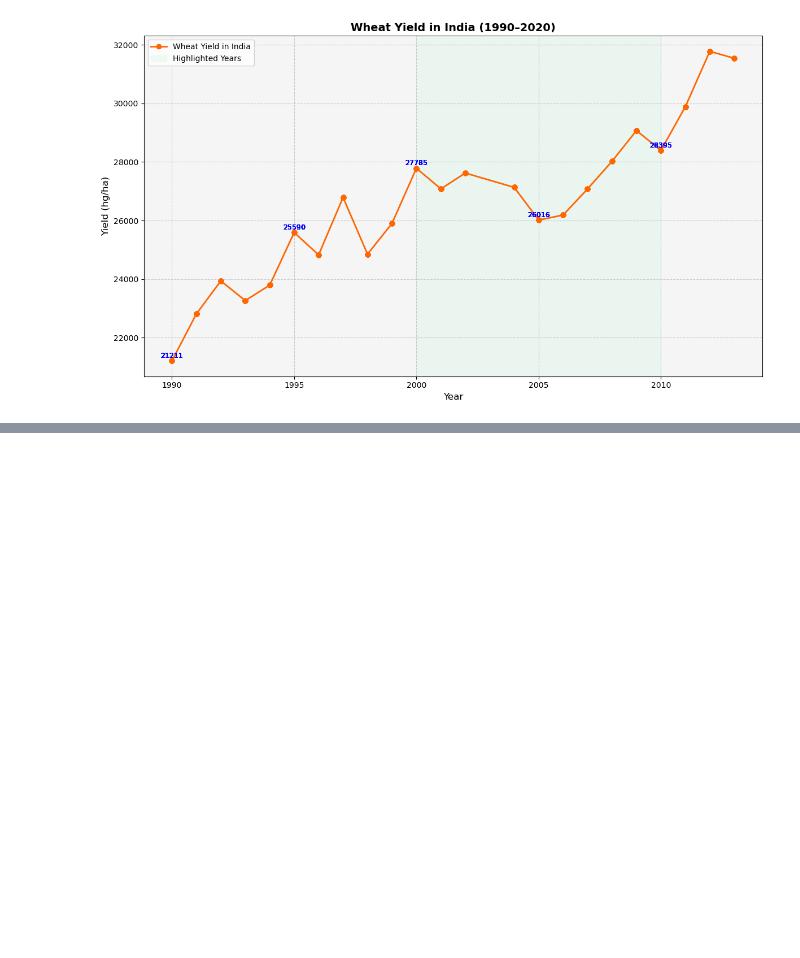
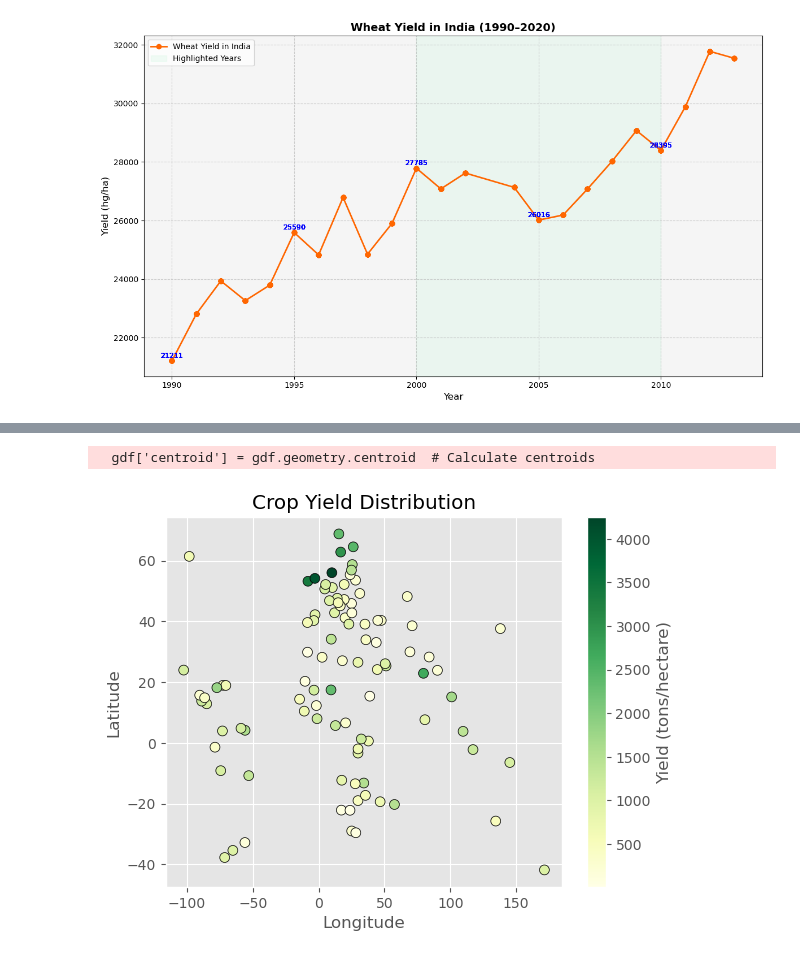
Before and after one commit to jwadamucci/Project3_Group1, a Jupyter notebook: Visualizations_Gurpreet.ipynb, the cells around one changed output, grey strips where cells are left out. Cells and saved outputs as stored; diff of their text form; code cells hidden in the pictures; blank space fills up the shorter version.

```diff
--- a/Visualizations_Gurpreet.ipynb
+++ b/Visualizations_Gurpreet.ipynb
@@ -168,0 +233,25 @@ m.save("/Users/GURU/Desktop/Project3_Group1/choropleth_map.html")
+# %%
+import geopandas as gpd
+import matplotlib.pyplot as plt
+# Geospatial Scatter Plot
+# You can plot individual points for crop yield using matplotlib or seaborn. If data includes latitude and longitude (or centroids), you can overlay points on a base map.
+# Load GeoJSON
+gdf = gpd.read_file("/Users/GURU/Desktop/Project3_Group1/custom_updated.geo.json")
+
+# Scatter plot
+gdf['centroid'] = gdf.geometry.centroid  # Calculate centroids
+gdf['coords'] = gdf['centroid'].apply(lambda x: (x.x, x.y))  # Extract coordinates
+
+# Extract x and y coordinates for plotting
+x_coords = [coord[0] for coord in gdf['coords']]
+y_coords = [coord[1] for coord in gdf['coords']]
+plt.scatter(x_coords, y_coords, c=gdf['yield_t_ha'], cmap='YlGn', s=50, edgecolor='black')
+
+plt.title('Crop Yield Distribution')
+plt.xlabel('Longitude')
+plt.ylabel('Latitude')
+plt.colorbar(label='Yield (tons/hectare)')
+plt.show()
+# %% [output]
+  gdf['centroid'] = gdf.geometry.centroid  # Calculate centroids
+[figure, added]
```
Also changed, not shown: parts of 3 cells of this notebook, 3 other files.
